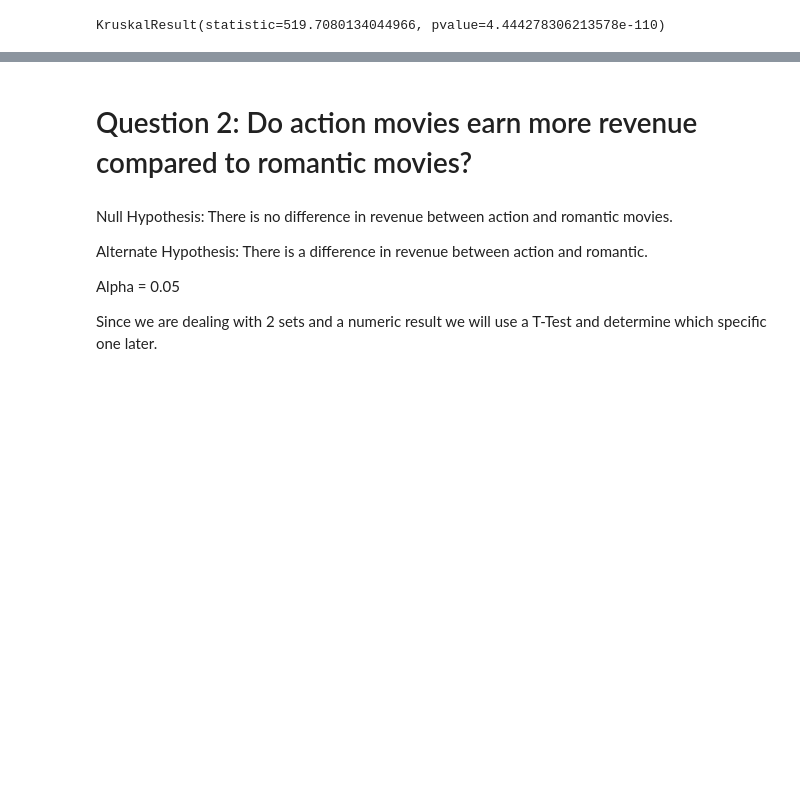
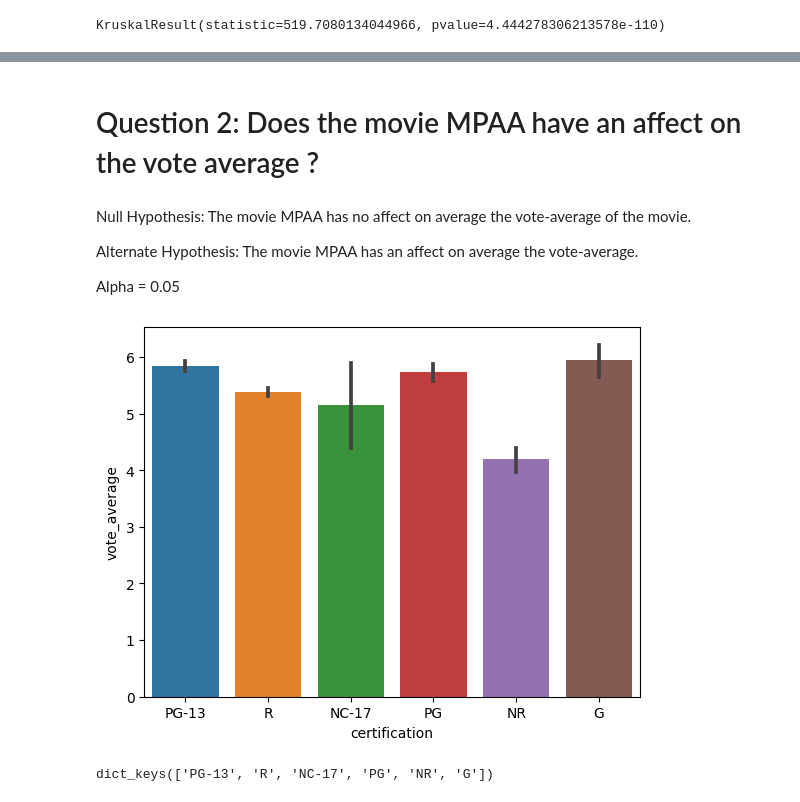
Before and after one commit to Jonathan-Hughes1524/Movie-Data, a Jupyter notebook: Movies Hypothesis Testing.ipynb, the cells around one changed output, grey strips where cells are left out. Saved outputs shown, nothing was run; the diff lists cells and outputs as text; code cells hidden in the pictures; blank space fills up the shorter version.

```diff
--- a/Movies Hypothesis Testing.ipynb
+++ b/Movies Hypothesis Testing.ipynb
@@ -531,10 +446,2 @@ TypeError: Cannot cast array data from dtype('O') to dtype('float64') according
 # %% [markdown]
-# Question 2: Do action movies earn more revenue compared to romantic movies?
+# Question 2: Does the movie MPAA have an affect on the vote average ?
-# %% [markdown]
-Null Hypothesis: There is no difference in revenue between action and romantic movies.
-
-Alternate Hypothesis: There is a difference in revenue between action and romantic.
-
-Alpha = 0.05
-
-Since we are dealing with 2 sets and a numeric result we will use a T-Test and determine which specific one later.
@@ -600,0 +448,23 @@ result.pvalue < 0.05
+# %% [markdown]
+Null Hypothesis: The movie MPAA has no affect on average the vote-average of the movie.
+
+Alternate Hypothesis: The movie MPAA has an affect on average the vote-average.
+
+Alpha = 0.05
+# %%
+sns.barplot(data=df, x = 'certification', y='vote_average');
+# %% [output]
+[figure, added]
+# %%
+## Create groups dictionary. There are only 4 groups, but this is even more helpful when there are many groups
+groups = {}
+## Loop through all unique categories
+for i in df['certification'].unique():
+    ## Get series for group and rename
+    data = df.loc[df['certification']==i,'vote_average'].copy()
+
+    # save into the dictionary
+    groups[i] = data
+groups.keys()
+# %% [output]
+dict_keys(['PG-13', 'R', 'NC-17', 'PG', 'NR', 'G'])
```
Also changed, not shown: parts of 56 cells of this notebook.
